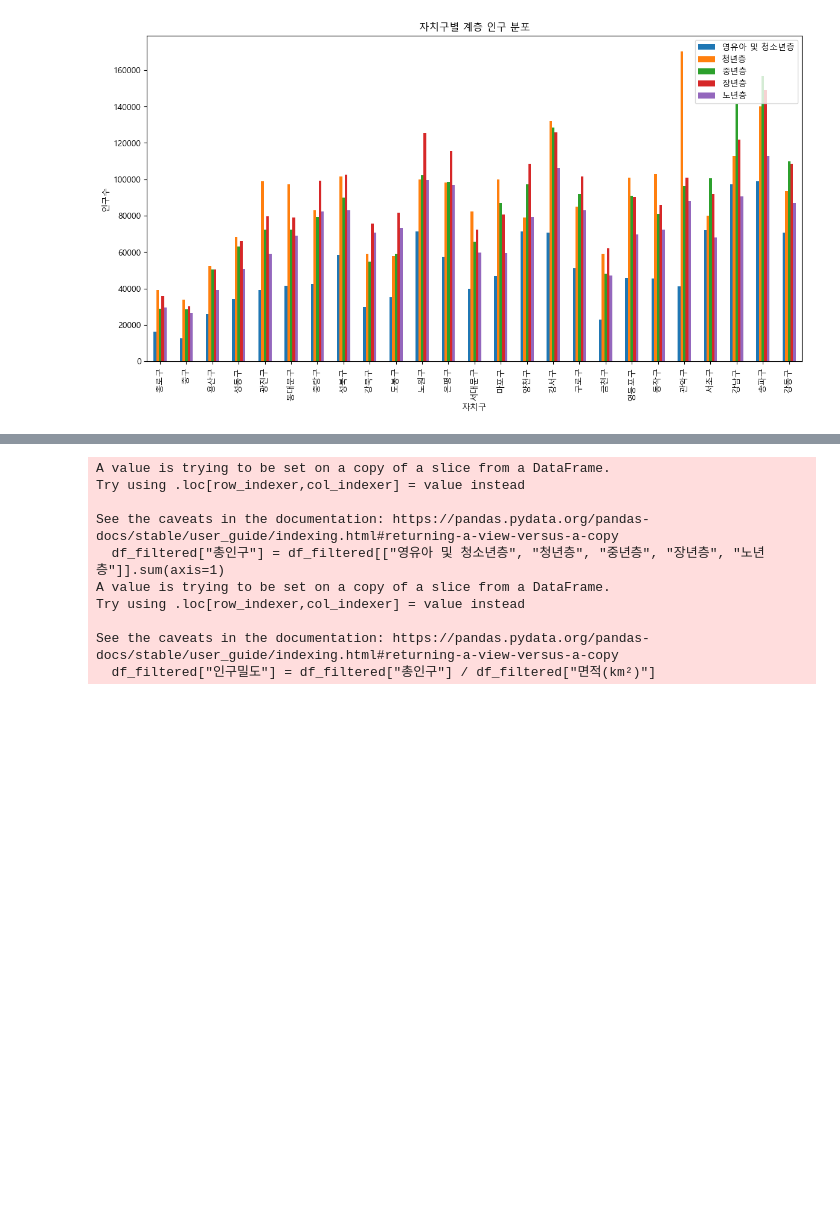
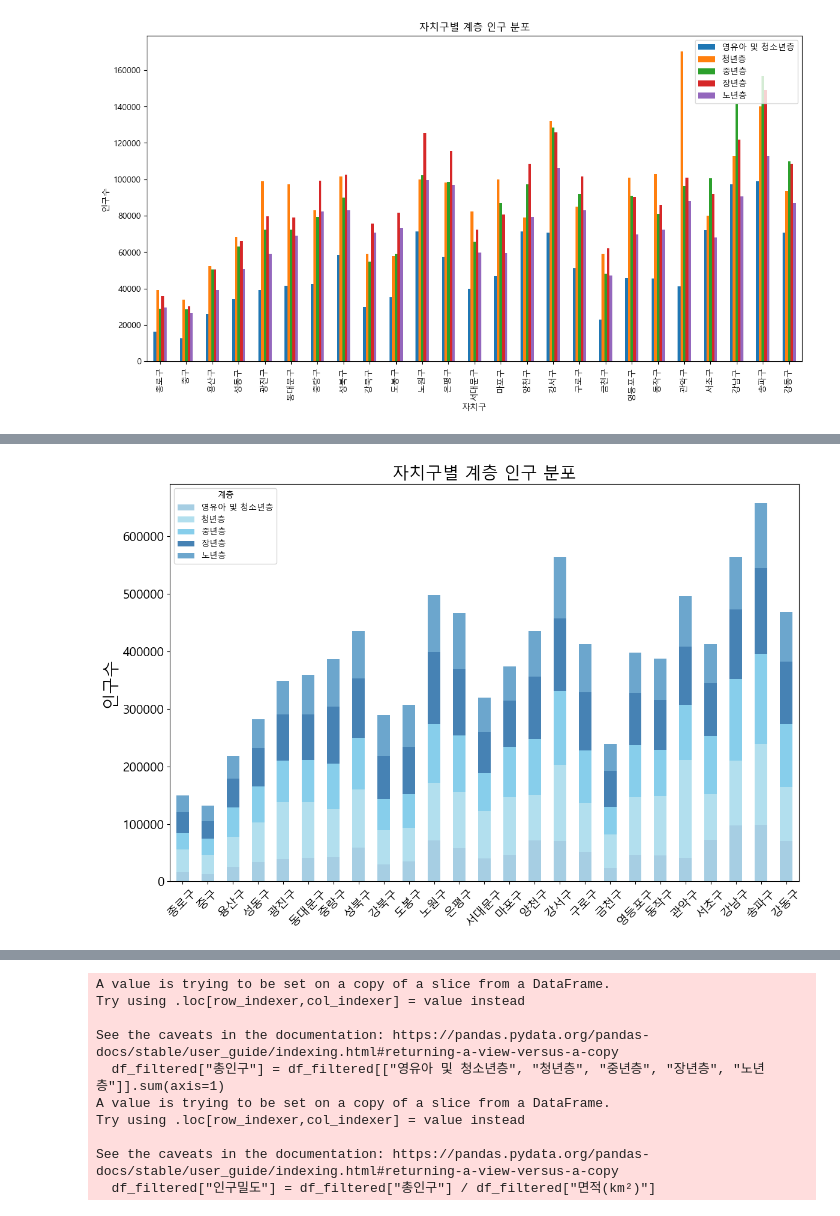
Before and after one commit to lunnyz3/BDP-FINAL-24-, a Jupyter notebook: 전처리/인구밀도/people.ipynb, the cells around one changed output, grey strips where cells are left out. Saved outputs shown, nothing was run; the diff lists cells and outputs as text; code cells hidden in the pictures; blank space fills up the shorter version.

```diff
--- a/전처리/인구밀도/people.ipynb
+++ b/전처리/인구밀도/people.ipynb
@@ -97,3 +189,46 @@ Data columns (total 7 columns):
+# %%
+import pandas as pd
+import matplotlib.pyplot as plt
+
+# 한국어 폰트 설정
+plt.rcParams["font.family"] = "Malgun Gothic"  # 맑은 고딕
+plt.rcParams["axes.unicode_minus"] = False    # 마이너스 기호 문제 방지
+
+# CSV 파일 읽기
+file_path = 'C:/Users/USER/Desktop/people.csv'
+df = pd.read_csv(file_path, encoding="euc-kr")
+
+# "합계" 행 제거
+df_filtered = df[df["지역"] != "합계"]
+
+# 남색 계열의 파스텔 색상
+pastel_blue_colors = ["#A6CEE3", "#B2DFEE", "#87CEEB", "#4682B4", "#6CA6CD"]
+
+# 시각화 - 지역별 계층 인구 분포
+fig, ax = plt.subplots(figsize=(12, 8))
+
+df_filtered.plot(
+    x="지역",
+    y=["영유아 및 청소년층", "청년층", "중년층", "장년층", "노년층"],
+    kind="bar",
+    stacked=True,  # 쌓은 막대그래프
+    color=pastel_blue_colors,
+    figsize=(12, 8),
+    ax=ax
+)
+
+# 제목 및 레이블 설정
+plt.title("자치구별 계층 인구 분포", fontsize=20)
+plt.xlabel("", fontsize=20)
+plt.ylabel("인구수", fontsize=20)
+plt.legend(title="계층", loc="upper left", fontsize=10)
+plt.xticks(fontsize=14, rotation=45)
+plt.yticks(fontsize=15)
+plt.tight_layout()
+
+plt.show()
+# %% [output]
+[figure, added]
 # %%
 import pandas as pd
 import matplotlib.pyplot as plt
```
Also changed, not shown: parts of 6 cells of this notebook.
